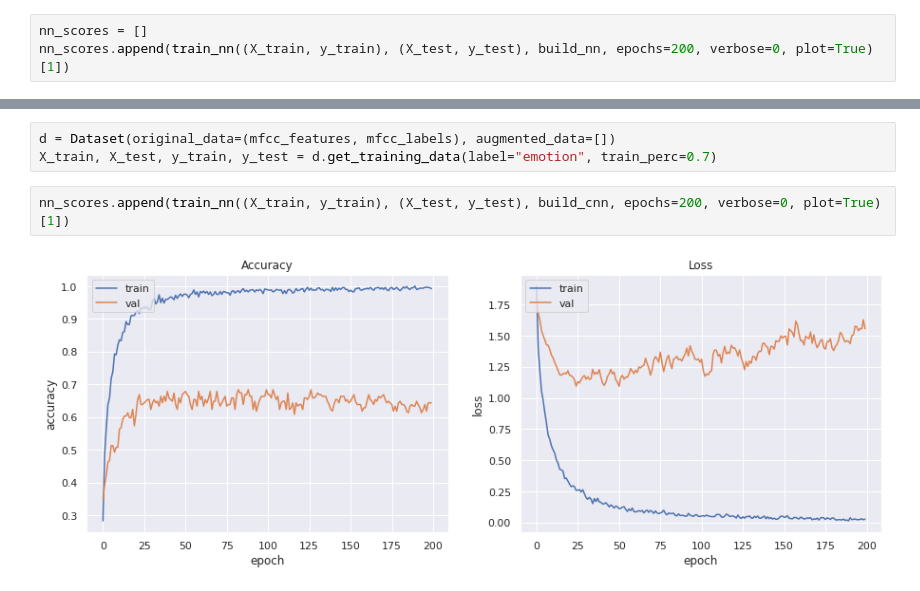
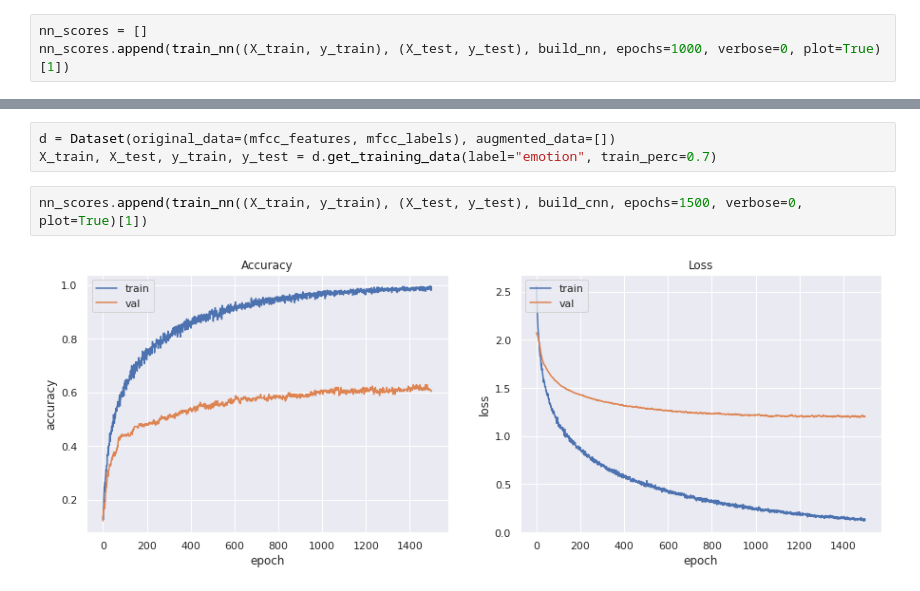
Before and after one commit to tomfran/ravdess-ser, a Jupyter notebook: 02_training.ipynb, the cells around one changed output, grey strips where cells are left out. Drawn from its saved outputs; the diff is of its cells as text.

```diff
--- a/02_training.ipynb
+++ b/02_training.ipynb
@@ -71,5 +71,5 @@ Simple models scores on test:
 ### MLP, CNN, LSTM
 # %%
 nn_scores = []
-nn_scores.append(train_nn((X_train, y_train), (X_test, y_test), build_nn, epochs=200, verbose=0, plot=True)[1])
+nn_scores.append(train_nn((X_train, y_train), (X_test, y_test), build_nn, epochs=1000, verbose=0, plot=True)[1])
 # %% [output]
@@ -88,6 +88,6 @@ Filename: mfcc found on disk
 d = Dataset(original_data=(mfcc_features, mfcc_labels), augmented_data=[])
 X_train, X_test, y_train, y_test = d.get_training_data(label="emotion", train_perc=0.7)
 # %%
-nn_scores.append(train_nn((X_train, y_train), (X_test, y_test), build_cnn, epochs=200, verbose=0, plot=True)[1])
+nn_scores.append(train_nn((X_train, y_train), (X_test, y_test), build_cnn, epochs=1500, verbose=0, plot=True)[1])
 # %% [output]
-[figure, old version]
+[figure, new version]
```
Also changed, not shown: parts of 3 cells of this notebook, 8 other files.
